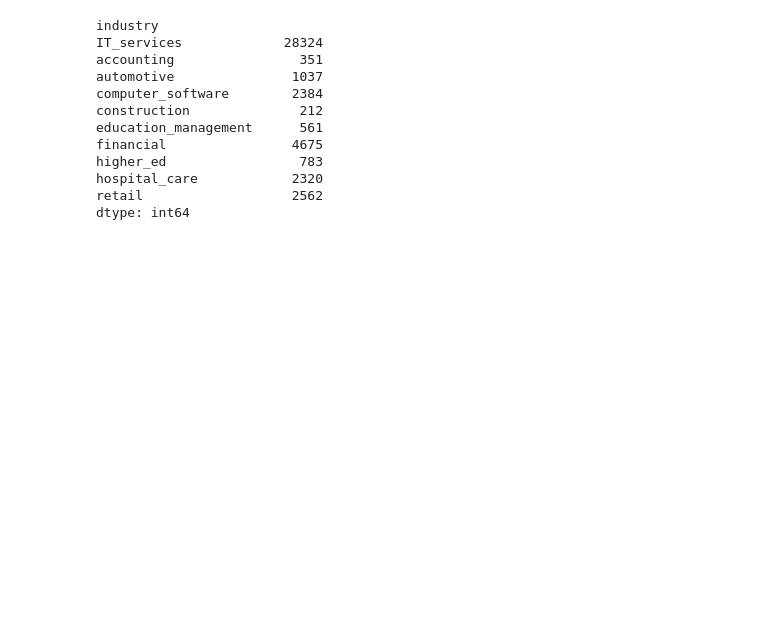
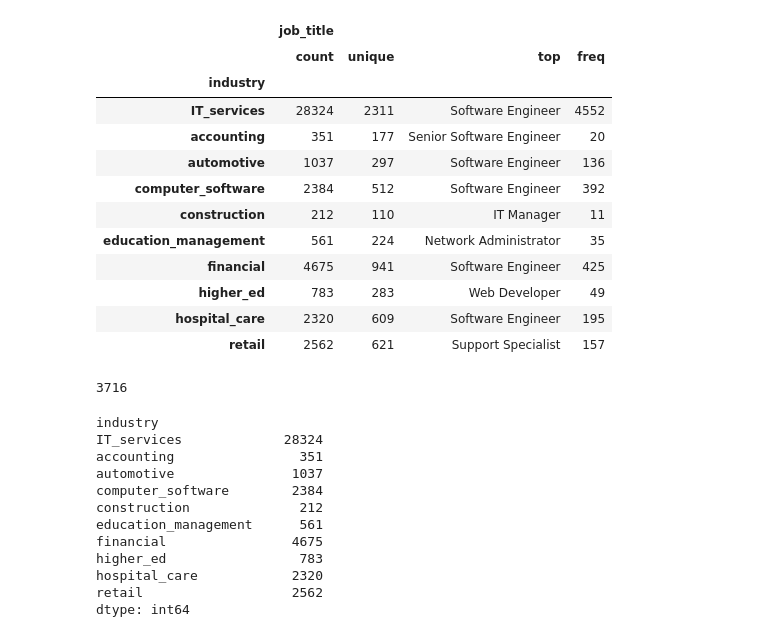
Before and after one commit to toadies/smu-ds-opinion-mining-co-reviews, a Jupyter notebook: notebooks/Section 2 - 4 - EDA.ipynb, the cells around one changed output. Drawn from its saved outputs; the diff is of its cells as text; code cells hidden in the pictures; blank space fills up the shorter version.

```diff
--- a/notebooks/Section 2 - 4 - EDA.ipynb
+++ b/notebooks/Section 2 - 4 - EDA.ipynb
@@ -24,6 +24,26 @@ reviews.reset_index(drop=True,inplace=True)
 | 427 | EY | Really Productive Gain a lot of k... | Network Engineer | Former Employee | Capital Territory | 2019-11-13 | Enjoy Working There it really hel... | NaN | NaN | ... |
 | 438 | EY | A good place to work as fresher | SOFTWARE ENGINEER | Current Employee | Bengaluru, Karnataka | 2019-11-11 | helping team, good work culture, ... | NaN | NaN | ... |
 | 507 | EY | Good place to work for Seniors an... | Senior Software Engineer | Former Employee | Bengaluru, Karnataka | 2019-10-21 | Good place to work for Seniors an... | NaN | NaN | ... |
+# %%
+ reviews.groupby(['industry'])[['job_title']].describe()
+# %% [output]
+|  | job_title |  |  |  |
+|  | count | unique | top | freq |
+| industry |  |  |  |  |
+| IT_services | 28324 | 2311 | Software Engineer | 4552 |
+| accounting | 351 | 177 | Senior Software Engineer | 20 |
+| automotive | 1037 | 297 | Software Engineer | 136 |
+| computer_software | 2384 | 512 | Software Engineer | 392 |
+| construction | 212 | 110 | IT Manager | 11 |
+| education_management | 561 | 224 | Network Administrator | 35 |
+| financial | 4675 | 941 | Software Engineer | 425 |
+| higher_ed | 783 | 283 | Web Developer | 49 |
+| hospital_care | 2320 | 609 | Software Engineer | 195 |
+| retail | 2562 | 621 | Support Specialist | 157 |
+# %%
+len(set(reviews.job_title))
+# %% [output]
+3716
 # %%
 #reviews per industry
 reviews.groupby(['industry']).size()
```
Also changed, not shown: parts of 2 cells of this notebook, 1 other file.
